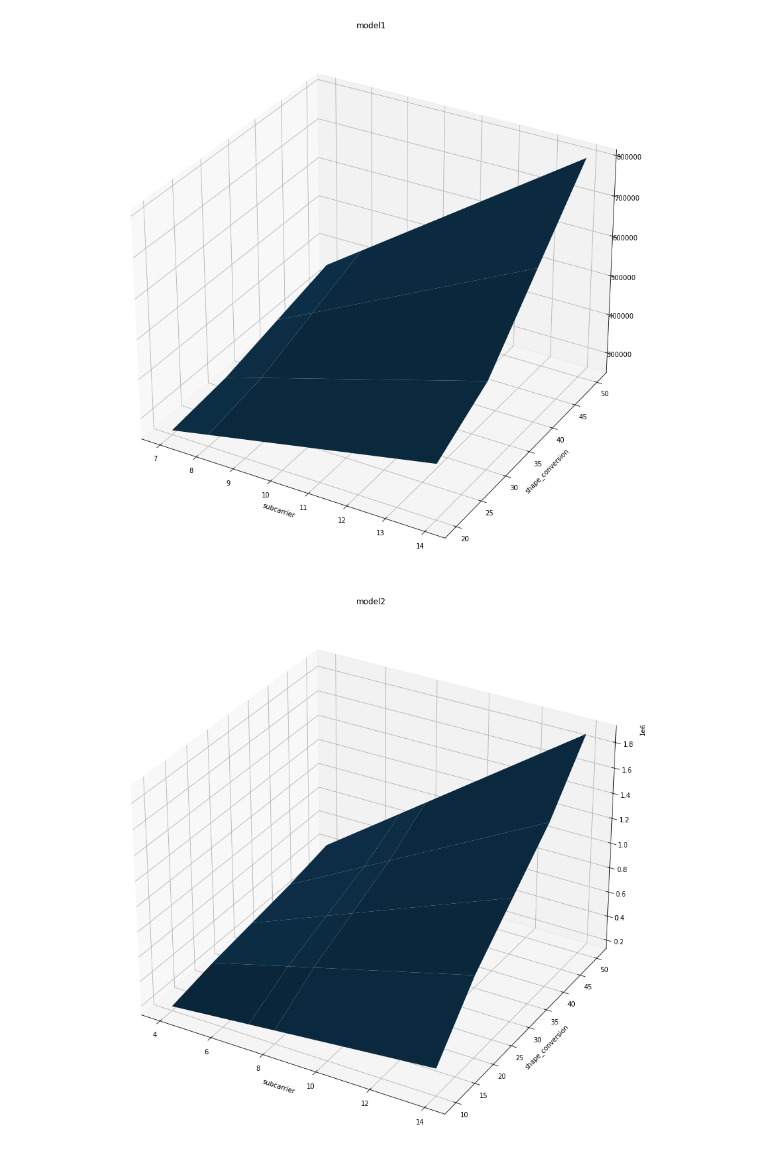
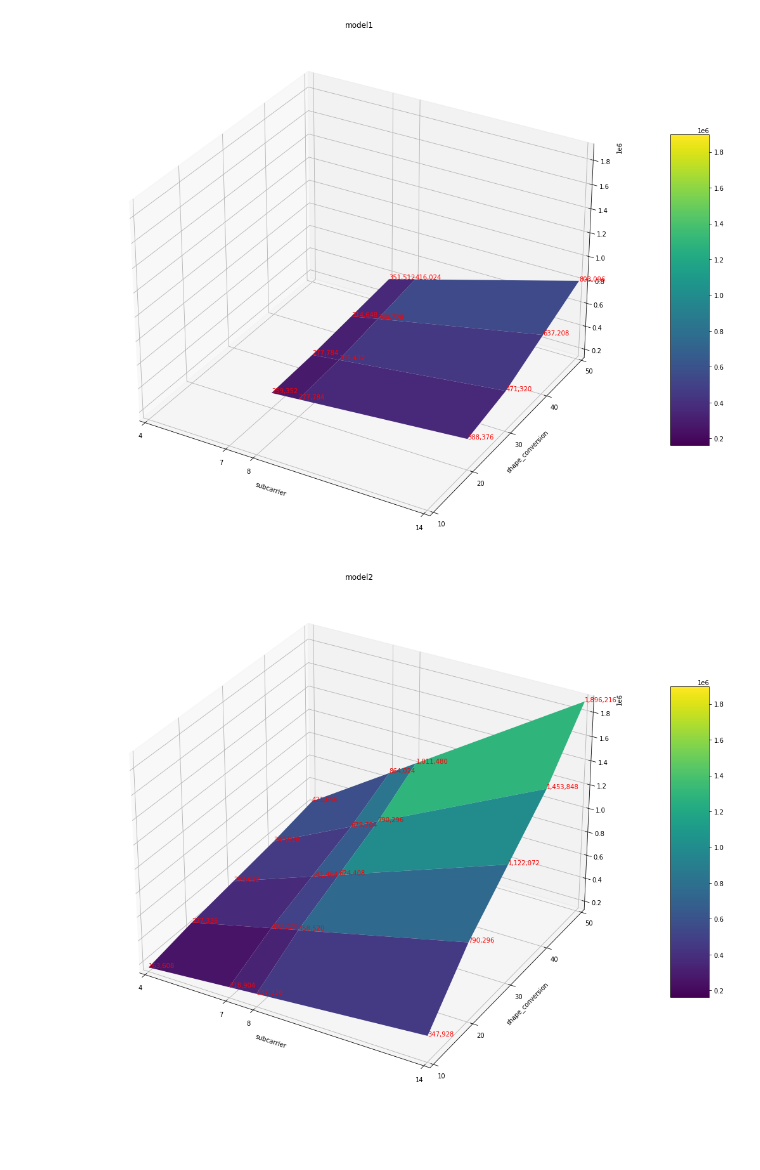
Before and after one commit to sungkyu-kim/presence_detection_cnn, a Jupyter notebook: myAllPlot.ipynb, the cells around one changed output. Drawn from its saved outputs; the diff is of its cells as text; code cells hidden in the pictures; blank space fills up the shorter version.

Commit message:
update plot

```diff
--- a/myAllPlot.ipynb
+++ b/myAllPlot.ipynb
@@ -36,45 +36,62 @@ result = [["model1",4,50,803096,0.9730997085571289],
         ["model2",14,20,237336,0.9929468631744385],
         ["model2",14,10,163608,0.9922065138816833]]
 
 def draw3Dchart(x, y, z, title, xlabel = "subcarrier", ylabel = "shape_conversion" ):
     fig = plt.figure(figsize=(30,15))
-    ax3 = fig.add_subplot(111, projection='3d')
-    ax3.plot_surface(x, y, z)
+    ax = fig.add_subplot(111, projection='3d')
+    ax.set_zlim(dfMin, dfMax)
+    ax.set_xlim(4,14)
+    ax.set_ylim(10,50)
+    ax.set_xticks(x_list)
+    ax.set_yticks(shape_conversion_list2)
+    surf = ax.plot_surface(x, y, z, cmap='viridis')
     plt.xlabel(xlabel)
     plt.ylabel(ylabel)
     plt.title(title)
-    plt.show()
+    surf.set_clim(dfMin, dfMax)
+    fig.colorbar(surf, shrink=0.6, aspect=8)
+    return ax
 
 fieldnames = ["model", "subcarrier_spacing", "shape_conversion", "tflite_size", "test_result"]
 df = pd.DataFrame(result, columns=fieldnames)
-
+dfMax = df["tflite_size"].max()
+dfMin = df["tflite_size"].min()
 
 df1 = df.where(df["model"]=="model1").dropna()
 df2 = df.where(df["model"]=="model2").dropna()
 
 subcarrier_max = 56
 subcarrier_spacing_list = [4, 7, 8]
 shape_conversion_list = [50, 40, 30, 20]
+subcarrier_spacing_list2 = [4, 7, 8, 14]
+shape_conversion_list2 = [50, 40, 30, 20, 10]
+x_list = subcarrier_max/np.array(subcarrier_spacing_list2)
+
 x_size = len(subcarrier_spacing_list)
 y_size = len(shape_conversion_list)
 x_np = np.array(subcarrier_max/df1["subcarrier_spacing"]).reshape(x_size,y_size)
 y_np = np.array(df1["shape_conversion"]).reshape(x_size,y_size)
 z_np = np.array(df1["tflite_size"]).reshape(x_size,y_size)
-draw3Dchart(x_np, y_np, z_np, "model1")
+ax = draw3Dchart(x_np, y_np, z_np, "model1")
+for idx, row in df1.iterrows():
+    ax.text(subcarrier_max/row['subcarrier_spacing'], row['shape_conversion'], row['tflite_size'], format(int(row['tflite_size']),','), color='red')
+plt.show()
 
-subcarrier_spacing_list = [4, 7, 8, 14]
-shape_conversion_list = [50, 40, 30, 20, 10]
-x_size = len(subcarrier_spacing_list)
-y_size = len(shape_conversion_list)
+
+x_size = len(subcarrier_spacing_list2)
+y_size = len(shape_conversion_list2)
 x_np = np.array(subcarrier_max/df2["subcarrier_spacing"]).reshape(x_size,y_size)
 y_np = np.array(df2["shape_conversion"]).reshape(x_size,y_size)
 z_np = np.array(df2["tflite_size"]).reshape(x_size,y_size)
-draw3Dchart(x_np, y_np, z_np, "model2")
+ax = draw3Dchart(x_np, y_np, z_np, "model2")
+for idx, row in df2.iterrows():
+    ax.text(subcarrier_max/row['subcarrier_spacing'], row['shape_conversion'], row['tflite_size'], format(int(row['tflite_size']),','), color='red')
+plt.show()
 
 print(df.to_markdown())
 # %% [output]
-[figure, old version]
+[figure, new version]
-[figure, old version]
+[figure, new version]
 |    | model   |   subcarrier_spacing |   shape_conversion |   tflite_size |   test_result |
 |---:|:--------|---------------------:|-------------------:|--------------:|--------------:|
 |  0 | model1  |                    4 |                 50 |        803096 |      0.9731   |
```
